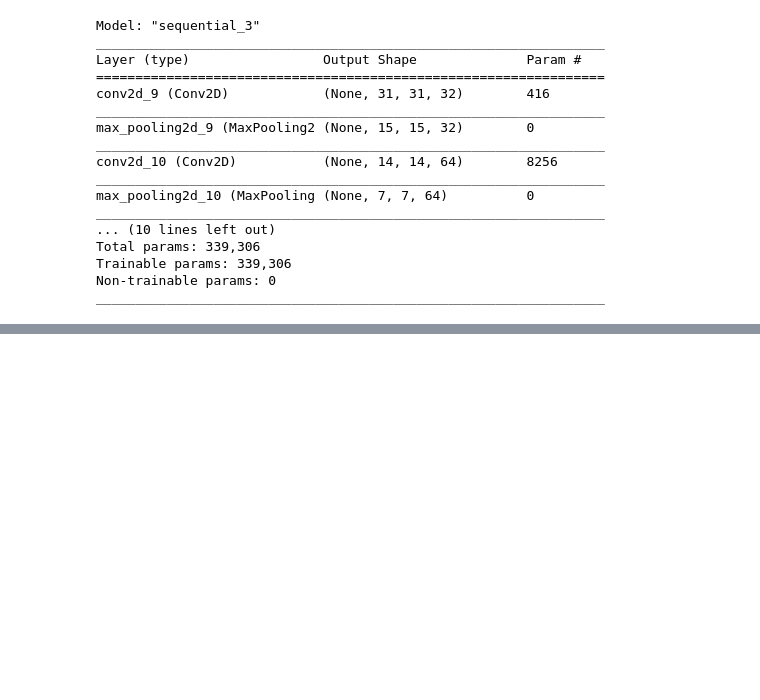
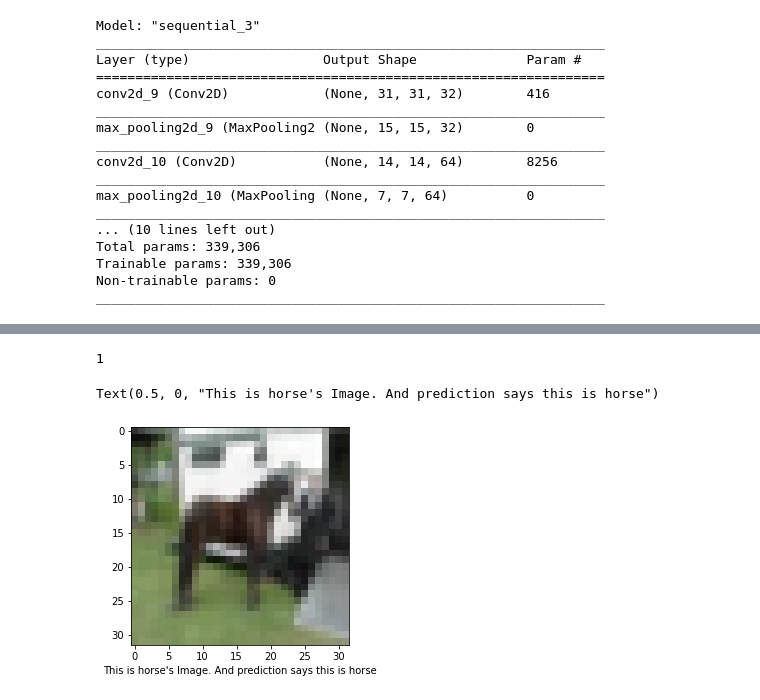
Before and after one commit to RehanAli21/Tensorflow-projects, a Jupyter notebook: CIFER 10 project (2nd project).ipynb, the cells around one changed output, grey strips where cells are left out. Saved outputs shown, nothing was run; the diff lists cells and outputs as text; code cells hidden in the pictures; blank space fills up the shorter version.

```diff
--- a/CIFER 10 project (2nd project).ipynb
+++ b/CIFER 10 project (2nd project).ipynb
@@ -115,0 +120,12 @@ Text(0.5, 0, "This is ship's Image. And prediction says this is ship")
+# %%
+import numpy as np
+
+print(np.argmax(y_pred[1]))
+# %% [output]
+1
+# %%
+plt.imshow(x_test[20])
+plt.xlabel("This is {0}'s Image. And prediction says this is {1}".format(class_name[y_test[20][0]], class_name[np.argmax(y_pred[20])]))
+# %% [output]
+Text(0.5, 0, "This is horse's Image. And prediction says this is horse")
+[figure, added]
```
Also changed, not shown: parts of 9 cells of this notebook.
